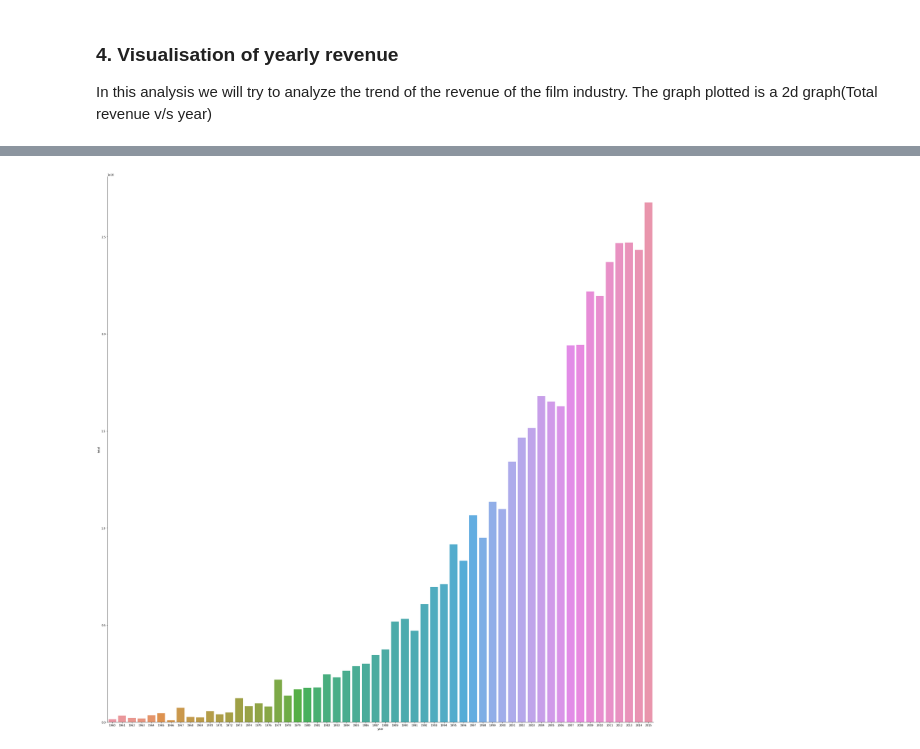
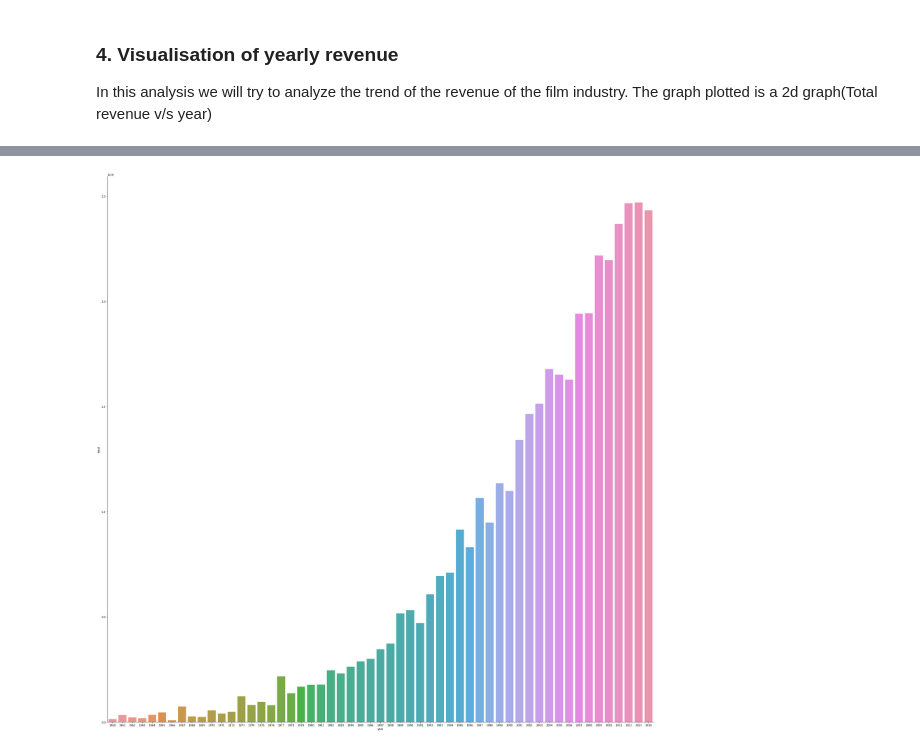
Before and after one commit to sumukhakaparthi/Movie-analysis, a Jupyter notebook: movie_analysis.ipynb, the cells around one changed output, grey strips where cells are left out. Cells and saved outputs as stored; diff of their text form; code cells hidden in the pictures.

```diff
--- a/movie_analysis.ipynb
+++ b/movie_analysis.ipynb
@@ -221,0 +210,3 @@ df_gen.head()
+# %%
+# creating DataFrame
+df_genre = pd.DataFrame({'genre' : a, 'popularity' : 0})
@@ -222,5 +222,6 @@ df_gen.head()
 # %%
-for index, value in df_gen['genre'].iteritems():
+#Code to sum all the popularity of perticular genre and store it to perticular genre column
+for index, value in df_genre['genre'].iteritems():
     for a, b in df_movie_updated['genres'].iteritems():
         if (str(value) in str(b)):
-            df_gen['popularity'].loc[index] += df_movie_updated['popularity'].loc[a]
+            df_genre['popularity'].loc[index] += df_movie_updated['popularity'].loc[a]
@@ -264 +274,4 @@ df_year = pd.read_csv('./data/year.csv')
+# %%
+# creating DataFrame
+ab = pd.DataFrame({'year' : range(1960, 2015), 'total' : 0})
 # %%
@@ -273,5 +286,7 @@ df_year.head()
 # %%
-for index, value in df_year['year'].iteritems():
+for index, value in ab['year'].iteritems():
     for a, b in df_movie_updated['release_year'].iteritems():
         if (b == value):
-            df_year['total'].loc[index] += df_movie_updated['revenue'].loc[a]
+            ab['total'].loc[index] += df_movie_updated['revenue'].loc[a]
+
+#ab = df_movie_updated.groupby('release_year')['revenue'].sum()
@@ -287,4 +307,4 @@ df_year.tail()
 # %%
-sns.factorplot(x= 'year', y = 'total', data = df_year, kind = 'bar', size = 30);
+sns.factorplot(x= 'year', y = 'total', data = ab, kind = 'bar', size = 30);
 # %% [output]
-[figure, old version]
+[figure, new version]
```
Also changed, not shown: parts of 37 cells of this notebook.
